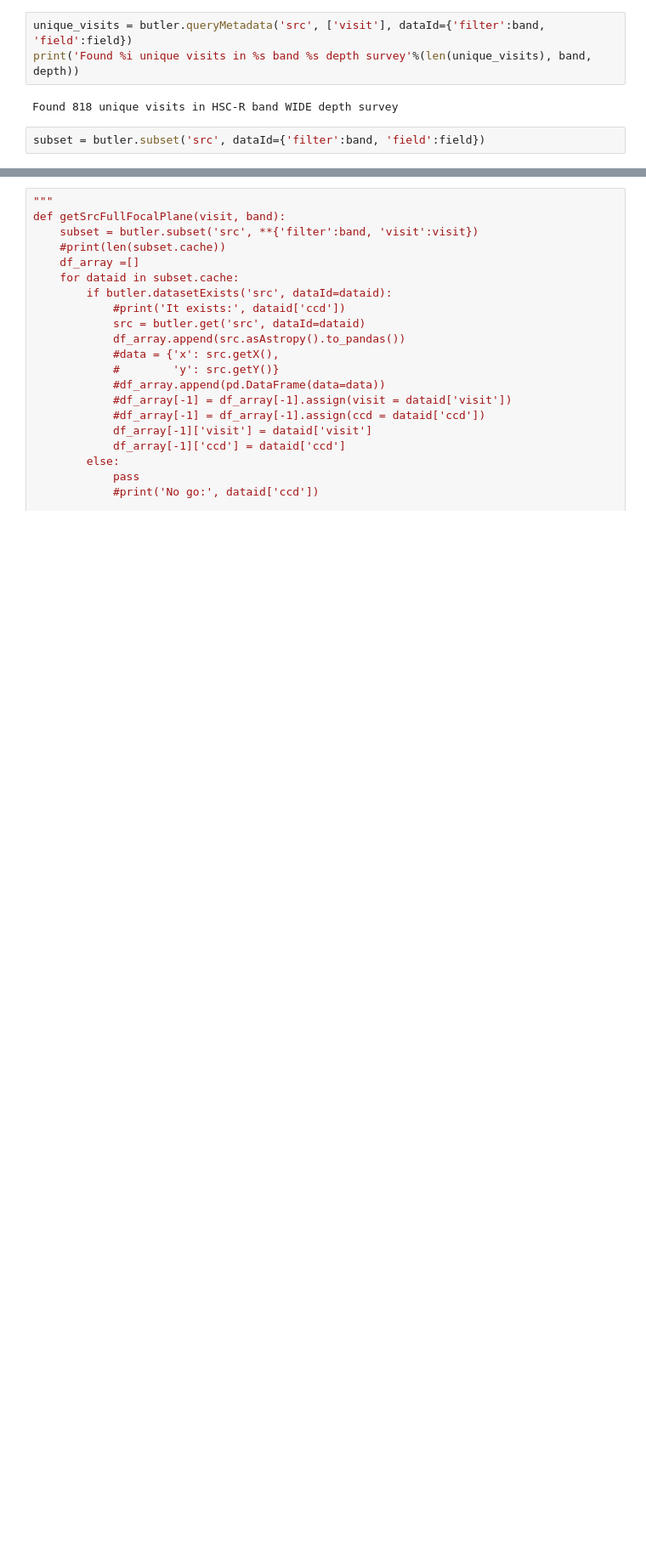
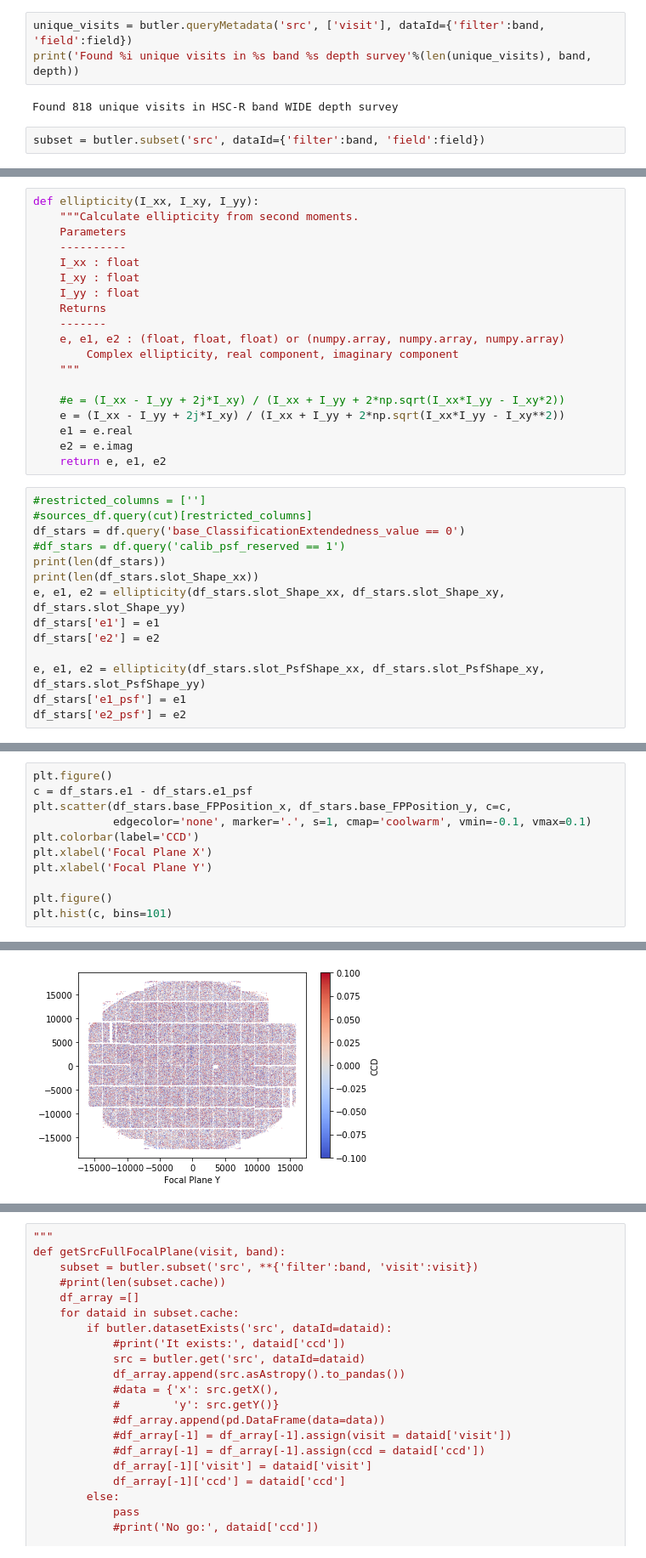
Before and after one commit to lsst-sitcom/notebooks, a Jupyter notebook: focal_plane.ipynb, the cells around one changed output, grey strips where cells are left out. Shown: that part at 85% size. Saved outputs shown, nothing was run; the diff lists cells and outputs as text; blank space fills up the shorter version.

```diff
--- a/focal_plane.ipynb
+++ b/focal_plane.ipynb
@@ -62,0 +151,33 @@ subset = butler.subset('src', dataId={'filter':band, 'field':field})
+# %%
+def ellipticity(I_xx, I_xy, I_yy):
+    """Calculate ellipticity from second moments.
+    Parameters
+    ----------
+    I_xx : float
+    I_xy : float
+    I_yy : float
+    Returns
+    -------
+    e, e1, e2 : (float, float, float) or (numpy.array, numpy.array, numpy.array)
+        Complex ellipticity, real component, imaginary component
+    """
+
+    #e = (I_xx - I_yy + 2j*I_xy) / (I_xx + I_yy + 2*np.sqrt(I_xx*I_yy - I_xy*2))
+    e = (I_xx - I_yy + 2j*I_xy) / (I_xx + I_yy + 2*np.sqrt(I_xx*I_yy - I_xy**2))
+    e1 = e.real
+    e2 = e.imag
+    return e, e1, e2
+# %%
+#restricted_columns = ['']
+#sources_df.query(cut)[restricted_columns]
+df_stars = df.query('base_ClassificationExtendedness_value == 0')
+#df_stars = df.query('calib_psf_reserved == 1')
+print(len(df_stars))
+print(len(df_stars.slot_Shape_xx))
+e, e1, e2 = ellipticity(df_stars.slot_Shape_xx, df_stars.slot_Shape_xy, df_stars.slot_Shape_yy)
+df_stars['e1'] = e1
+df_stars['e2'] = e2
+
+e, e1, e2 = ellipticity(df_stars.slot_PsfShape_xx, df_stars.slot_PsfShape_xy, df_stars.slot_PsfShape_yy)
+df_stars['e1_psf'] = e1
+df_stars['e2_psf'] = e2
@@ -62,0 +217,12 @@ subset = butler.subset('src', dataId={'filter':band, 'field':field})
+# %%
+plt.figure()
+c = df_stars.e1 - df_stars.e1_psf
+plt.scatter(df_stars.base_FPPosition_x, df_stars.base_FPPosition_y, c=c,
+            edgecolor='none', marker='.', s=1, cmap='coolwarm', vmin=-0.1, vmax=0.1)
+plt.colorbar(label='CCD')
+plt.xlabel('Focal Plane X')
+plt.xlabel('Focal Plane Y')
+
+plt.figure()
+plt.hist(c, bins=101)
+# %% [output]
@@ -62,0 +246 @@ subset = butler.subset('src', dataId={'filter':band, 'field':field})
+[figure, added]
```
Also changed, not shown: parts of 34 cells of this notebook.
